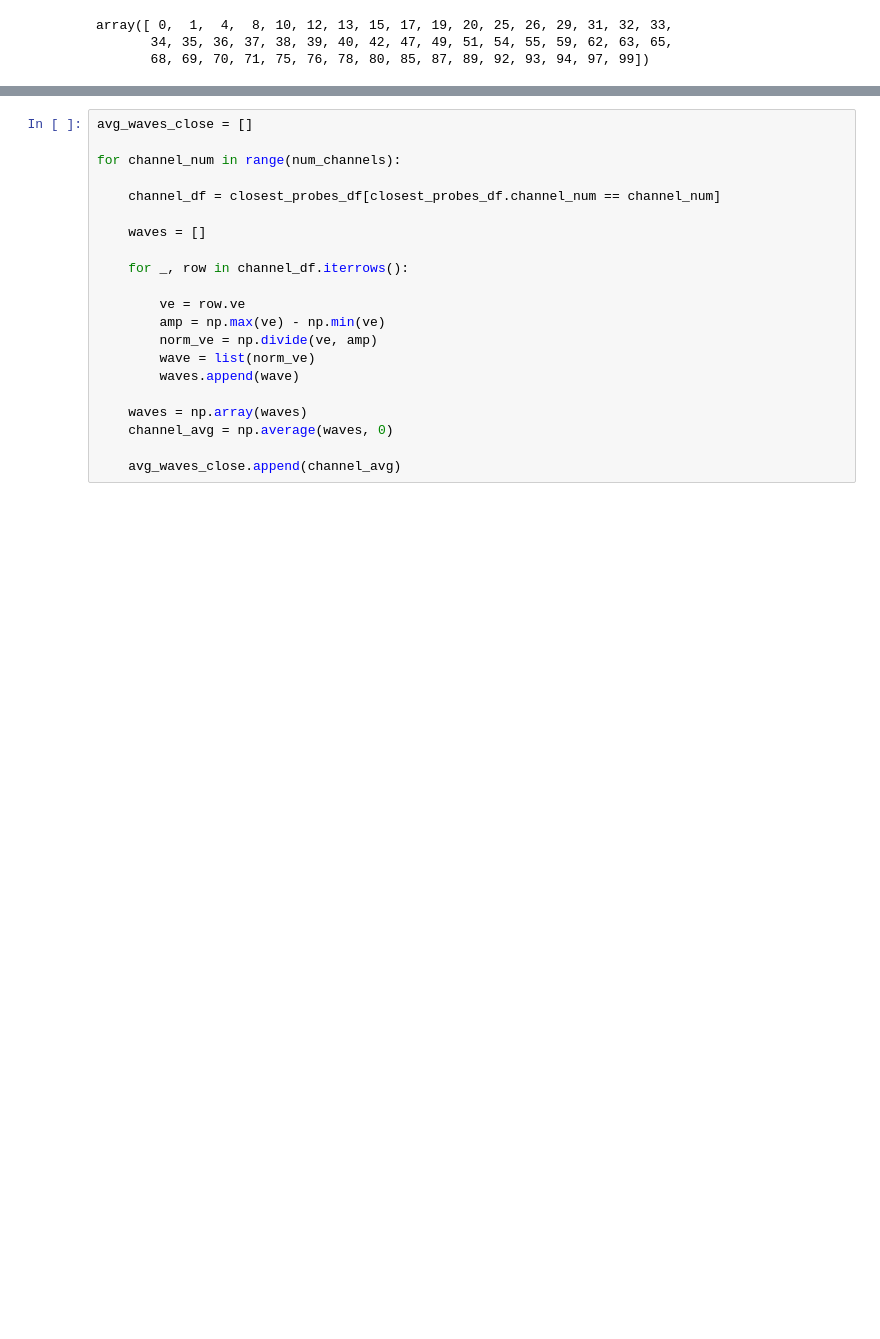
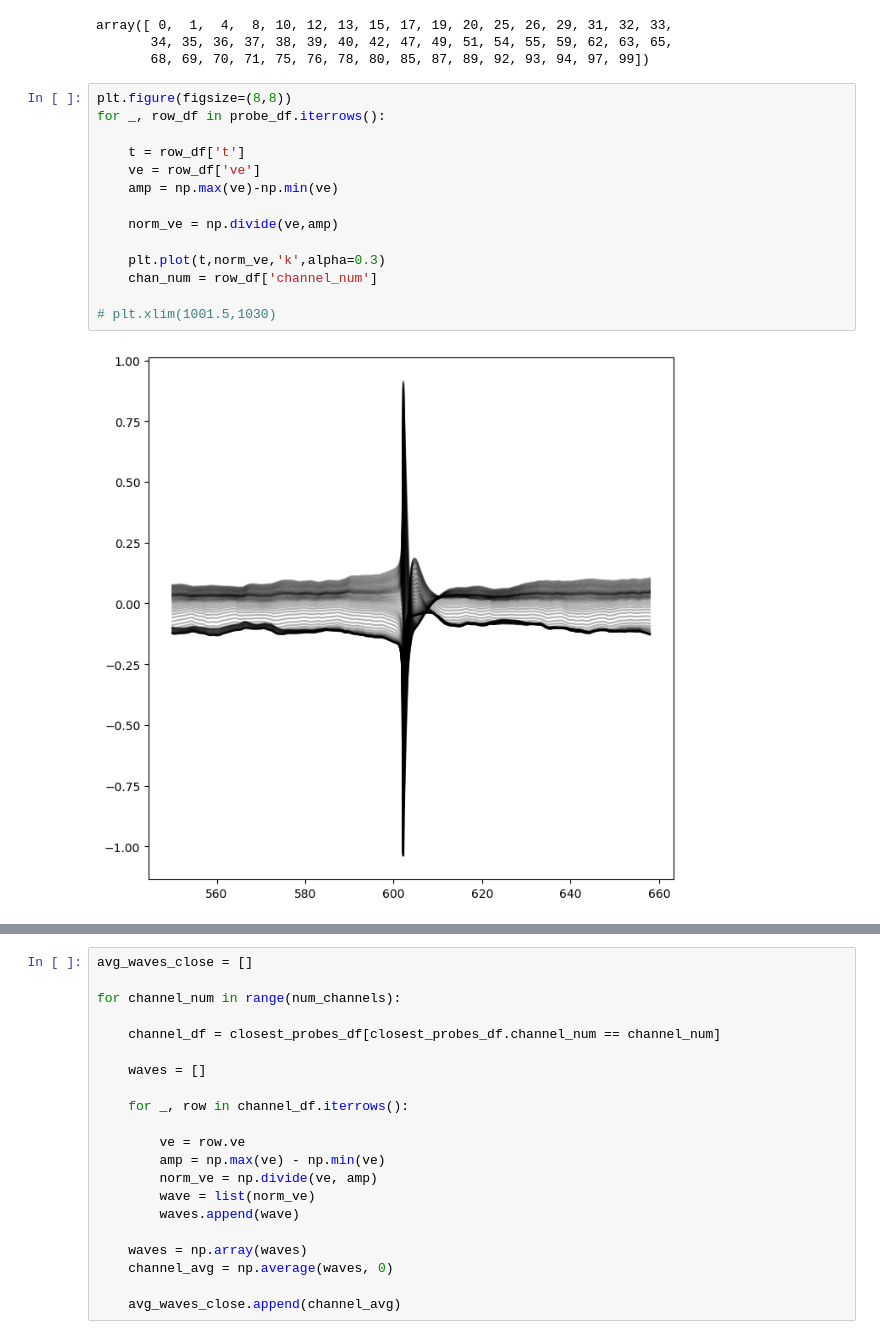
Before and after one commit to kedoxey/PyramidalCellSimulations, a Jupyter notebook: notebooks/figures/plot_linear_probes.ipynb, the cells around one changed output, grey strips where cells are left out. Drawn from its saved outputs; the diff is of its cells as text; blank space fills up the shorter version.

```diff
--- a/notebooks/figures/plot_linear_probes.ipynb
+++ b/notebooks/figures/plot_linear_probes.ipynb
@@ -104,3 +225,19 @@ np.unique(closest_probes_df.probe_num)
 array([ 0,  1,  4,  8, 10, 12, 13, 15, 17, 19, 20, 25, 26, 29, 31, 32, 33,
        34, 35, 36, 37, 38, 39, 40, 42, 47, 49, 51, 54, 55, 59, 62, 63, 65,
        68, 69, 70, 71, 75, 76, 78, 80, 85, 87, 89, 92, 93, 94, 97, 99])
+# %%
+plt.figure(figsize=(8,8))
+for _, row_df in probe_df.iterrows():
+
+    t = row_df['t']
+    ve = row_df['ve']
+    amp = np.max(ve)-np.min(ve)
+
+    norm_ve = np.divide(ve,amp)
+
+    plt.plot(t,norm_ve,'k',alpha=0.3)
+    chan_num = row_df['channel_num']
+
+# plt.xlim(1001.5,1030)
+# %% [output]
+[figure, added]
```
Also changed, not shown: parts of 19 cells of this notebook.
